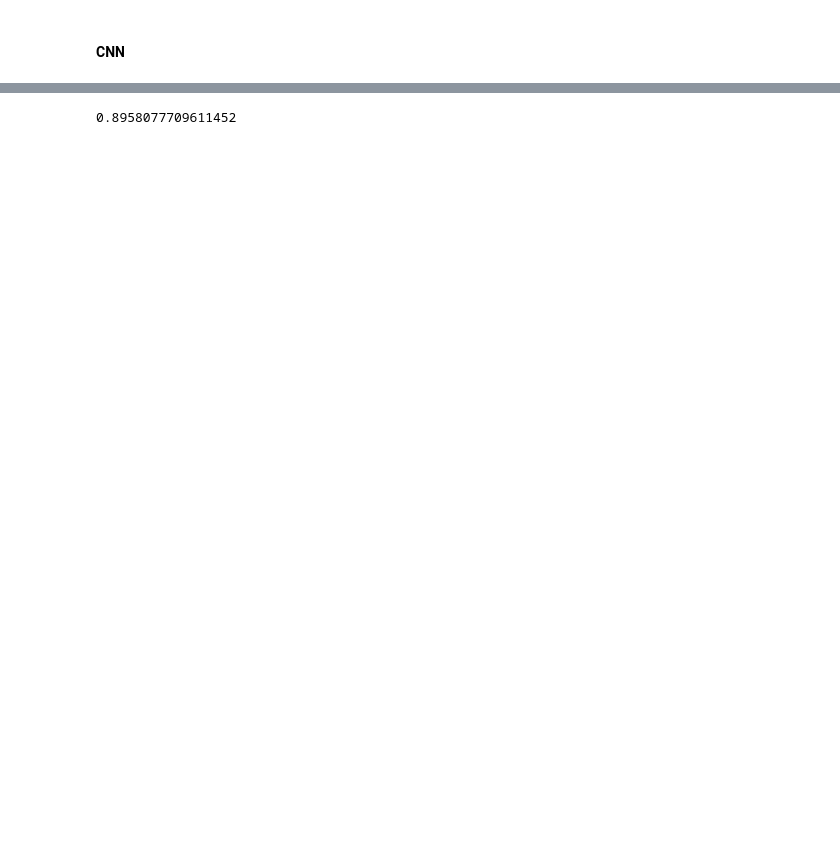
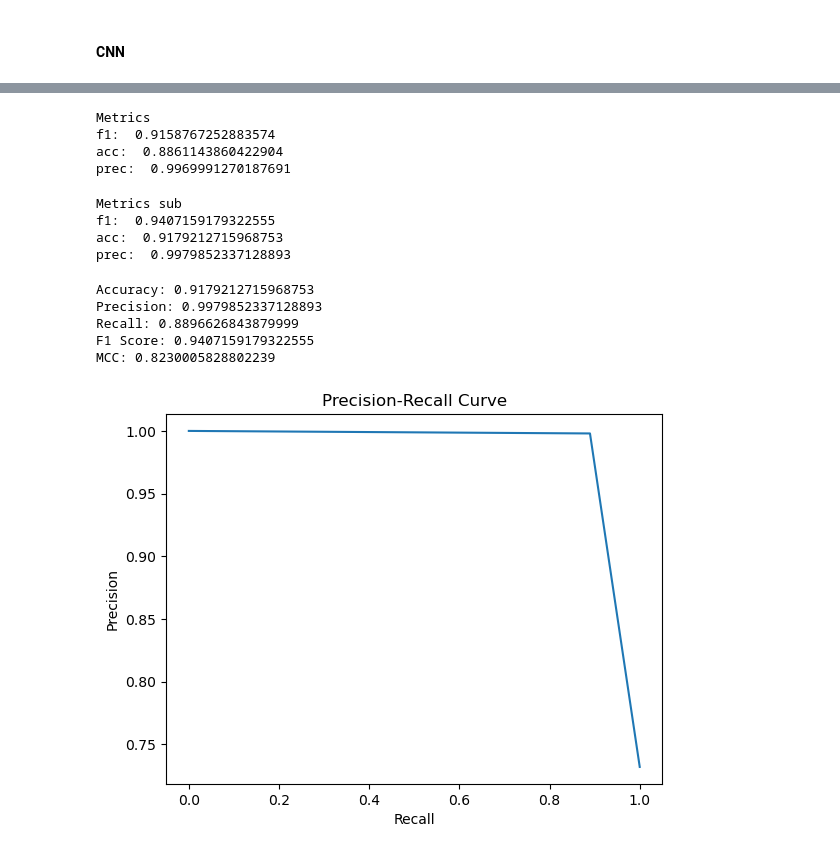
Before and after one commit to KonradPR/magisterka-models, a Jupyter notebook: transformer.ipynb, the cells around one changed output, grey strips where cells are left out. Cells and saved outputs as stored; diff of their text form; code cells hidden in the pictures; blank space fills up the shorter version.

```diff
--- a/transformer.ipynb
+++ b/transformer.ipynb
@@ -64,7 +63,7 @@ for file in file_names:
             else:
                 data[file].append('GET'+' '+line['request']['uri']+' '+json.dumps(line['request']['headers']))
 
-payloads = load_payloads('dataset/payloads/')
+payloads = shuffle(load_payloads('dataset/payloads/'),random_state=0)[:2500]
 
 normal = data[file_names[1]]
 malicious = data[file_names[0]]
@@ -412,9 +416,48 @@ print("f1: ", f1_score(actual,pred))
 print("acc: ", accuracy_score(actual,pred))
 print("prec: ", precision_score(actual,pred))
 # %% [output]
-0.8958077709611452
+Metrics
+f1:  0.9158767252883574
+acc:  0.8861143860422904
+prec:  0.9969991270187691
 # %%
 print("Metrics sub")
 print("f1: ", f1_score(actual,pred_sub))
 print("acc: ", accuracy_score(actual,pred_sub))
 print("prec: ", precision_score(actual,pred_sub))
+# %% [output]
+Metrics sub
+f1:  0.9407159179322555
+acc:  0.9179212715968753
+prec:  0.9979852337128893
+# %%
+y_pred = pred_sub
+y_test = actual
+accuracy = accuracy_score(y_test, y_pred)
+precision = precision_score(y_test, y_pred)
+recall = recall_score(y_test, y_pred)
+f1 = f1_score(y_test, y_pred)
+mcc = matthews_corrcoef(y_test, y_pred)
+
+print("Accuracy:", accuracy)
+print("Precision:", precision)
+print("Recall:", recall)
+print("F1 Score:", f1)
+print("MCC:", mcc)
+
+# Calculate precision-recall curve
+precision, recall, _ = precision_recall_curve(y_test, reconstructions)
+
+# Plot precision-recall curve
+plt.plot(recall, precision)
+plt.xlabel('Recall')
+plt.ylabel('Precision')
+plt.title('Precision-Recall Curve')
+plt.show()
+# %% [output]
+Accuracy: 0.9179212715968753
+Precision: 0.9979852337128893
+Recall: 0.8896626843879999
+F1 Score: 0.9407159179322555
+MCC: 0.8230005828802239
+[figure, added]
```
Also changed, not shown: parts of 7 cells of this notebook, 4 other files.
